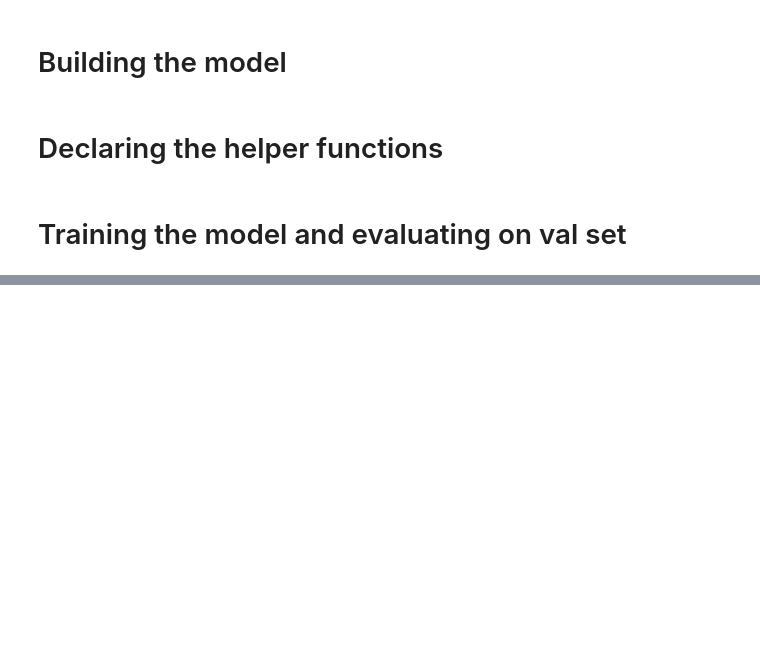
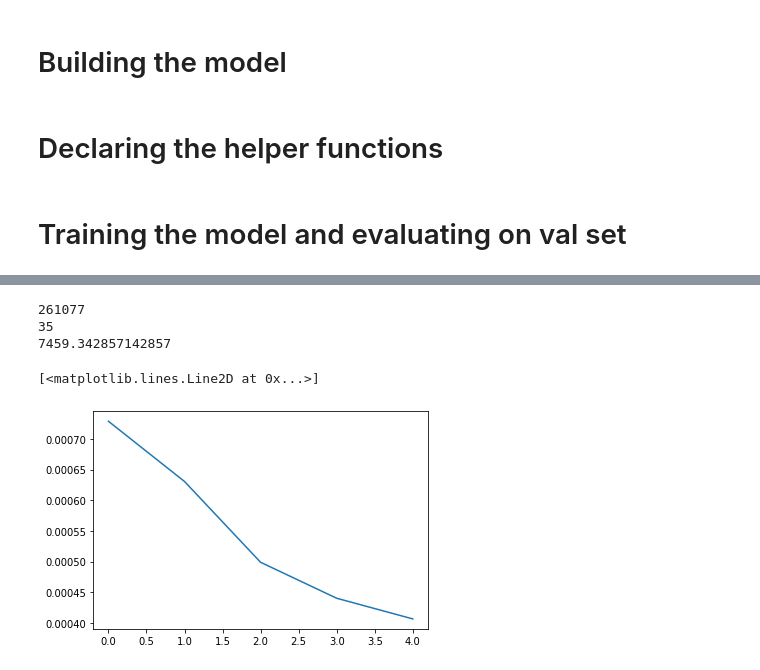
Before and after one commit to jsheng1996/NLPAssignment2, a Jupyter notebook: 2.1 fnn/FNNMain.ipynb, the cells around one changed output, grey strips where cells are left out. Drawn from its saved outputs; the diff is of its cells as text; code cells hidden in the pictures; blank space fills up the shorter version.

```diff
--- a/2.1 fnn/FNNMain.ipynb
+++ b/2.1 fnn/FNNMain.ipynb
@@ -203,8 +251,12 @@ optimizer = optim.Adam(model.parameters(), lr = 2e-3)
 # ------------------------- TRAIN & SAVE MODEL ------------------------
 best_acc = 0
 best_model_path = None
+loss_values=[]
+ppl_values=[]
 for epoch in range(5):
     st = time.time()
+    running_loss = 0.0
+    running_ppl =0.0
     print("\n--- Training model Epoch: {} ---".format(epoch+1))
     for it, data_tensor in enumerate(range(0, train_data.size(0) - 1, args.bptt)):
         # context_tensor = data_tensor[:,0:2]
@@ -228,11 +280,15 @@ for epoch in range(5):
         # backward pass and update gradient
         loss.backward()
         optimizer.step()
+        running_loss =+ loss.item()
+        running_ppl =+ math.exp(loss.item())
 
         if it % 500 == 0:
-            print("Training Iteration {} of epoch {} complete. Loss: {}; Acc:{}; Time taken (s): {}".format(it, epoch, loss.item(), acc, (time.time()-st)))
+            print("Training Iteration {} of epoch {} complete. Loss: {}; Acc:{}; Time taken (s): {}| ppl {:8.2f}".format(it, epoch, loss.item(), acc, (time.time()-st),  math.exp(loss.item())))
             st = time.time()
-
+    total_runs = (train_data.size(0) - 1)/(args.bptt)
+    loss_values.append(running_loss / total_runs)
+    ppl_values.append(running_ppl / total_runs)
     print("\n--- Evaluating model on dev data ---")
     dev_acc, dev_loss = evaluate(model, loss_function, val_data)
     print("Epoch {} complete! Development Accuracy: {}; Development Loss: {}".format(epoch, dev_acc, dev_loss))
@@ -269,0 +325,14 @@ KeyboardInterrupt:
+# %%
+print(train_data.size(0) - 1)
+print(args.bptt)
+testa = (train_data.size(0) - 1)/(args.bptt)
+print(testa)
+# %% [output]
+261077
+35
+7459.342857142857
+# %%
+plt.plot(loss_values)
+# %% [output]
+[<matplotlib.lines.Line2D at 0x...>]
+[figure, added]
```
Also changed, not shown: parts of 8 cells of this notebook.
